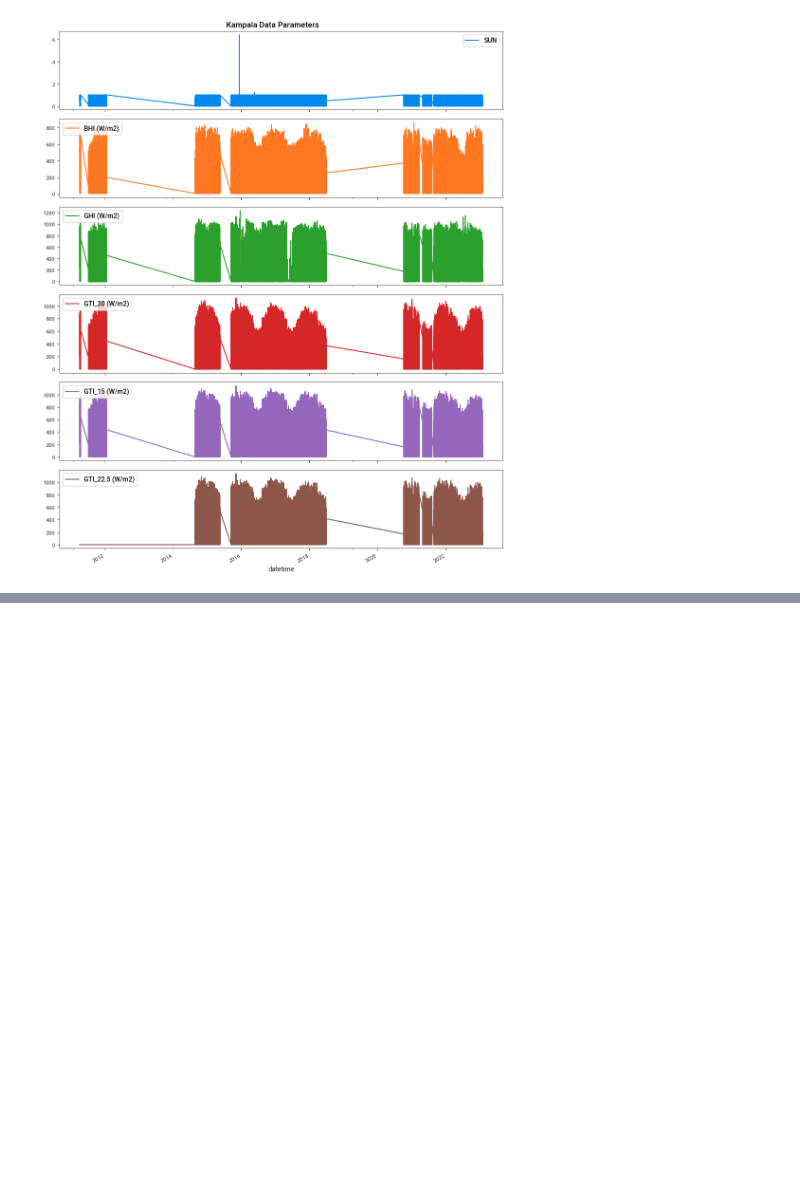
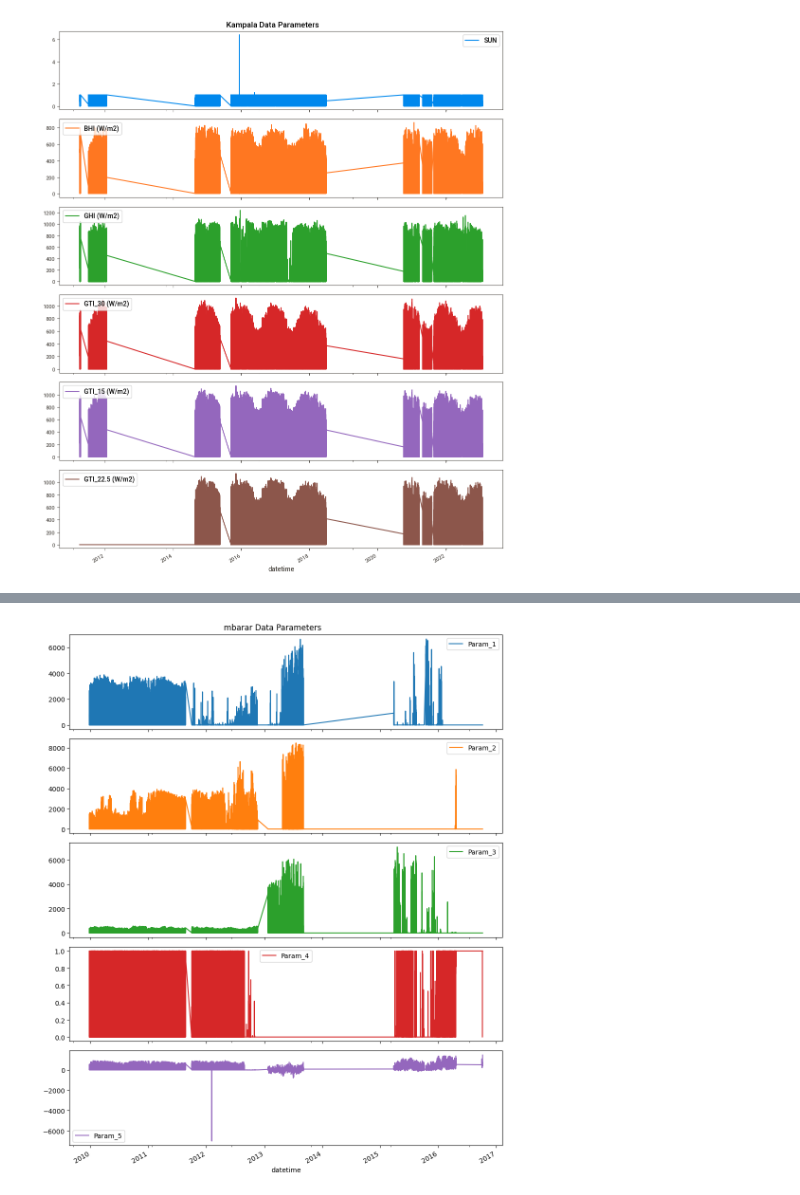
Before and after one commit to Marconi-Lab/SolarIrradiation, a Jupyter notebook: jupyter_notebooks/Data/CSVs/EDA.ipynb, the cells around one changed output, grey strips where cells are left out. Cells and saved outputs as stored; diff of their text form; code cells hidden in the pictures; blank space fills up the shorter version.

```diff
--- a/jupyter_notebooks/Data/CSVs/EDA.ipynb
+++ b/jupyter_notebooks/Data/CSVs/EDA.ipynb
@@ -50,0 +57,6 @@ plt.show()
+# %%
+df_mbarara.plot(subplots=True, figsize=(10, 12), title='mbarara Data Parameters')
+plt.tight_layout()
+plt.show()
+# %% [output]
+[figure, added]
```
Also changed, not shown: parts of 4 cells of this notebook, 2 other files.
